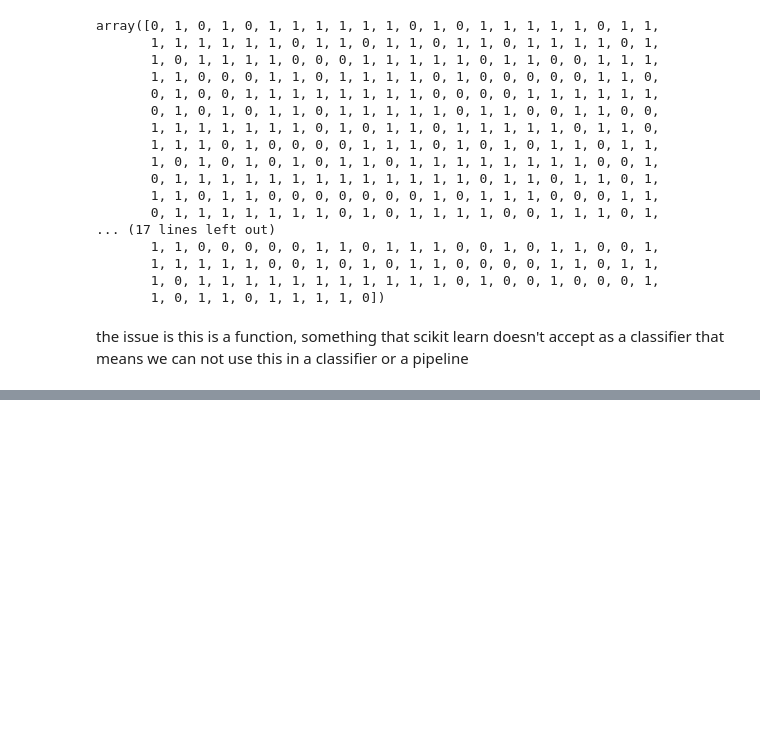
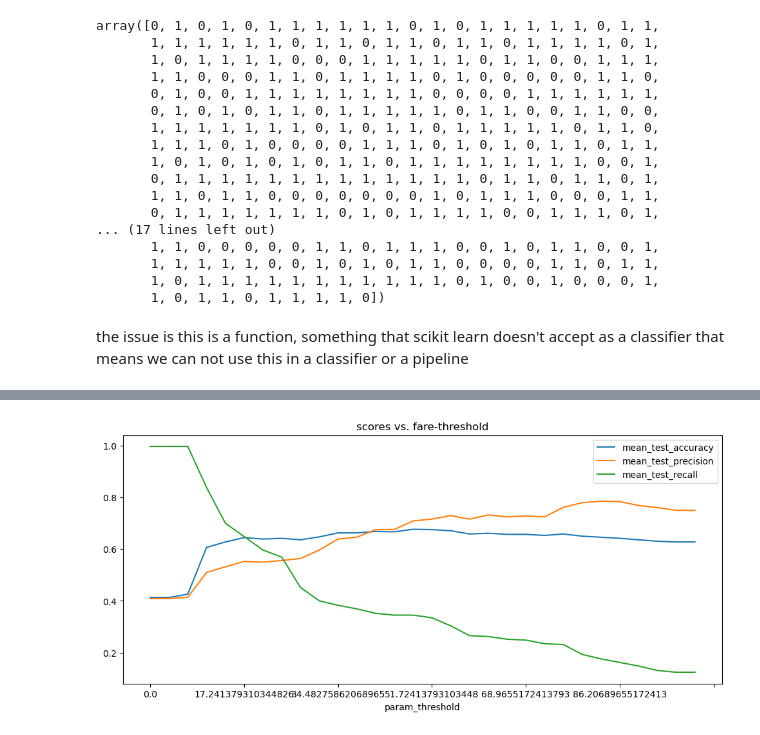
Before and after one commit to muhammadhananbaloch/Machine-Learning-Python, a Jupyter notebook: Scikit Learn/human-learn.ipynb, the cells around one changed output, grey strips where cells are left out. Drawn from its saved outputs; the diff is of its cells as text; code cells hidden in the pictures; blank space fills up the shorter version.

Commit message:
Use function classifier to make our function compatible for the model and predict.

```diff
--- a/Scikit Learn/human-learn.ipynb
+++ b/Scikit Learn/human-learn.ipynb
@@ -67,0 +74,17 @@ the issue is this is a function, something that scikit learn doesn't accept as a
+# %%
+from hulearn.classification import FunctionClassifier
+
+mod = FunctionClassifier(fare_based, threshold=10)
+# %%
+from sklearn.model_selection import GridSearchCV
+from sklearn.metrics import precision_score, recall_score, accuracy_score, make_scorer
+
+grid = GridSearchCV(mod,
+                   cv=2,
+                   param_grid={'threshold': np.linspace(0,100, 30)},
+                   scoring = {'accuracy': make_scorer(accuracy_score),
+                              'precision': make_scorer(precision_score),
+                              'recall': make_scorer(recall_score)},
+                   refit='accuracy'
+                )
+grid.fit(X, y)
@@ -67,0 +107,8 @@ the issue is this is a function, something that scikit learn doesn't accept as a
+# %%
+score_df = (pd.DataFrame(grid.cv_results_)
+  .set_index('param_threshold')
+  [['mean_test_accuracy', 'mean_test_precision', 'mean_test_recall']])
+
+score_df.plot(figsize=(12, 5), title="scores vs. fare-threshold");
+# %% [output]
+[figure, added]
```
Also changed, not shown: parts of 6 cells of this notebook.
